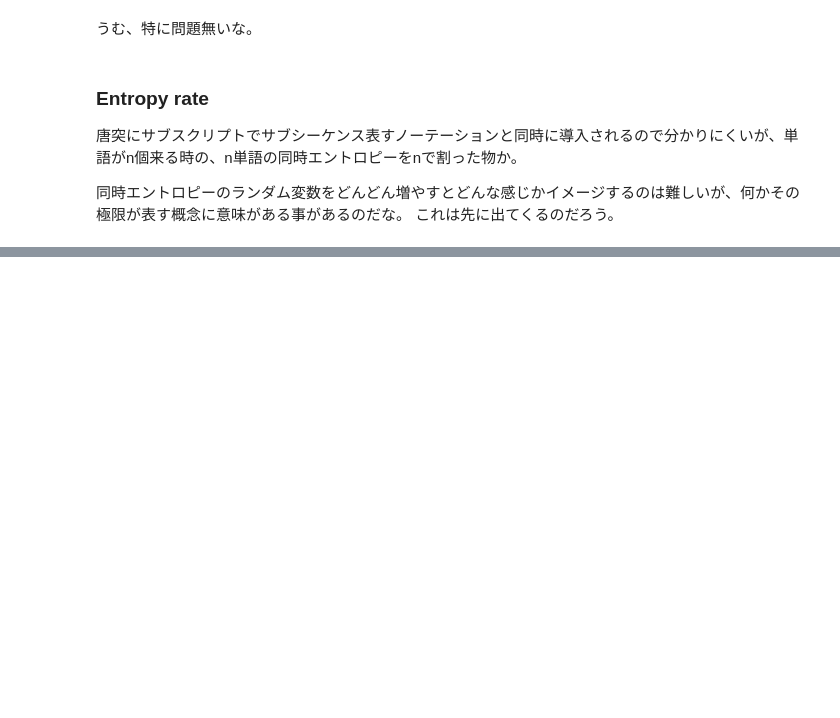
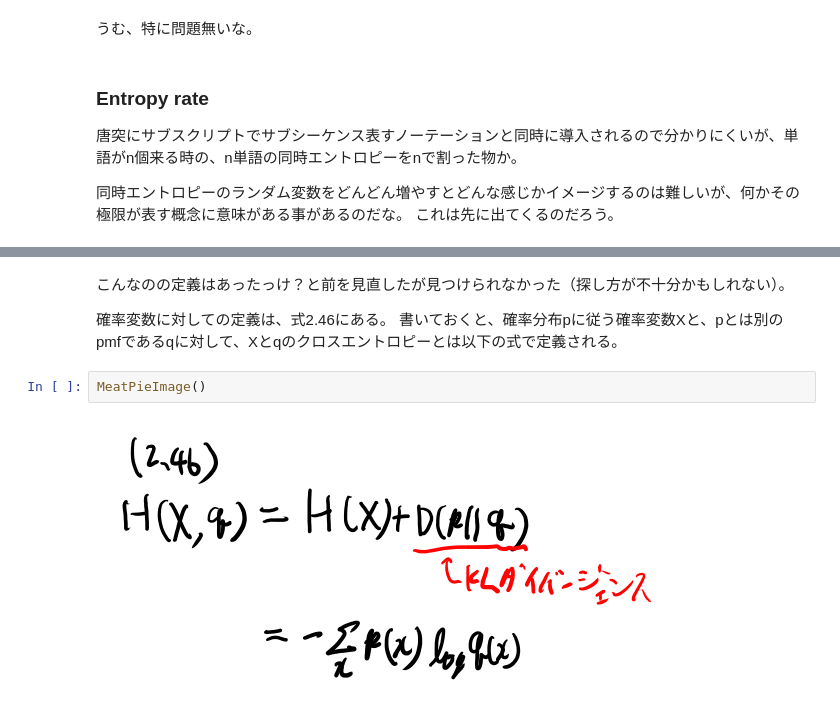
Before and after one commit to karino2/karino2.github.io, a Jupyter notebook: ipynb/2018-11-07-195900.ipynb, the cells around one changed output, grey strips where cells are left out. Cells and saved outputs as stored; diff of their text form; blank space fills up the shorter version.

```diff
--- a/ipynb/2018-11-07-195900.ipynb
+++ b/ipynb/2018-11-07-195900.ipynb
@@ -170,0 +236,9 @@ MeatPieImage()
+# %% [markdown]
+こんなのの定義はあったっけ？と前を見直したが見つけられなかった（探し方が不十分かもしれない）。
+
+確率変数に対しての定義は、式2.46にある。
+書いておくと、確率分布pに従う確率変数Xと、pとは別のpmfであるqに対して、Xとqのクロスエントロピーとは以下の式で定義される。
+# %%
+MeatPieImage()
+# %% [output]
+[figure, added]
```
Also changed, not shown: parts of 15 cells of this notebook.
